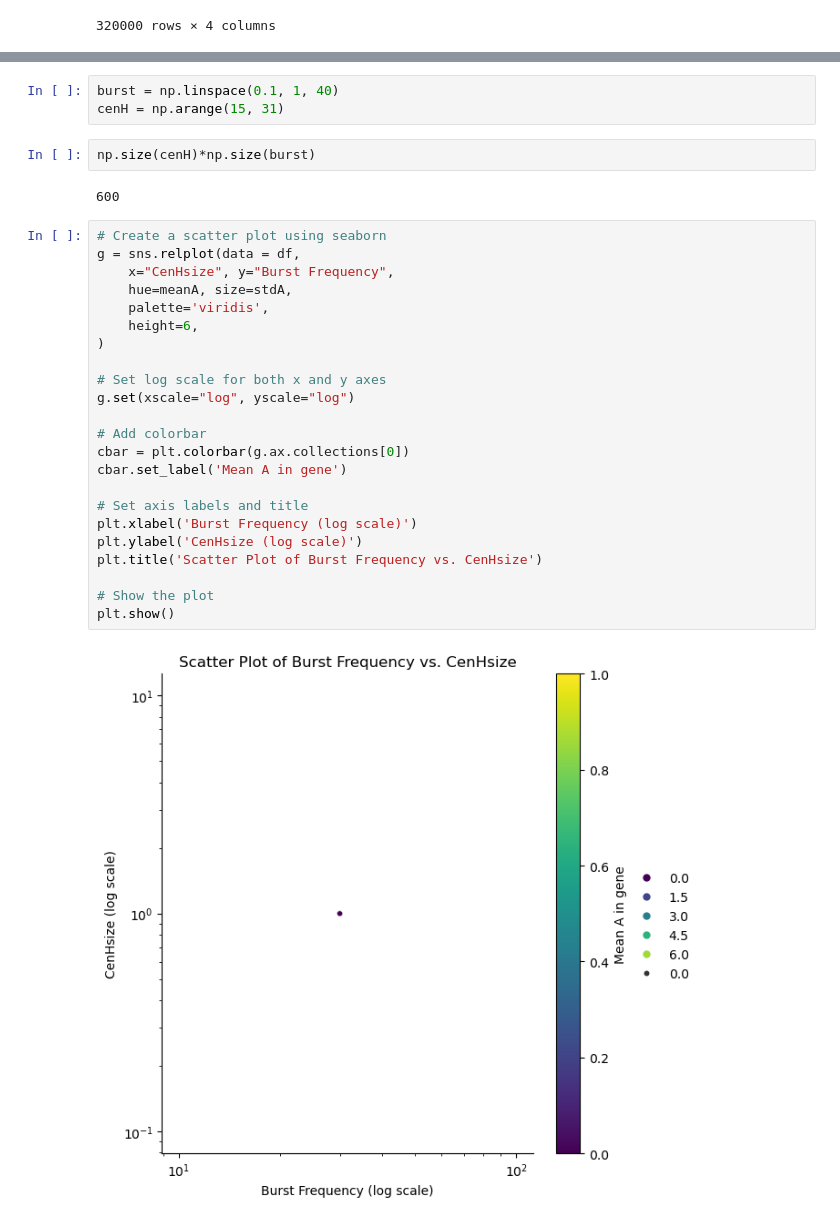
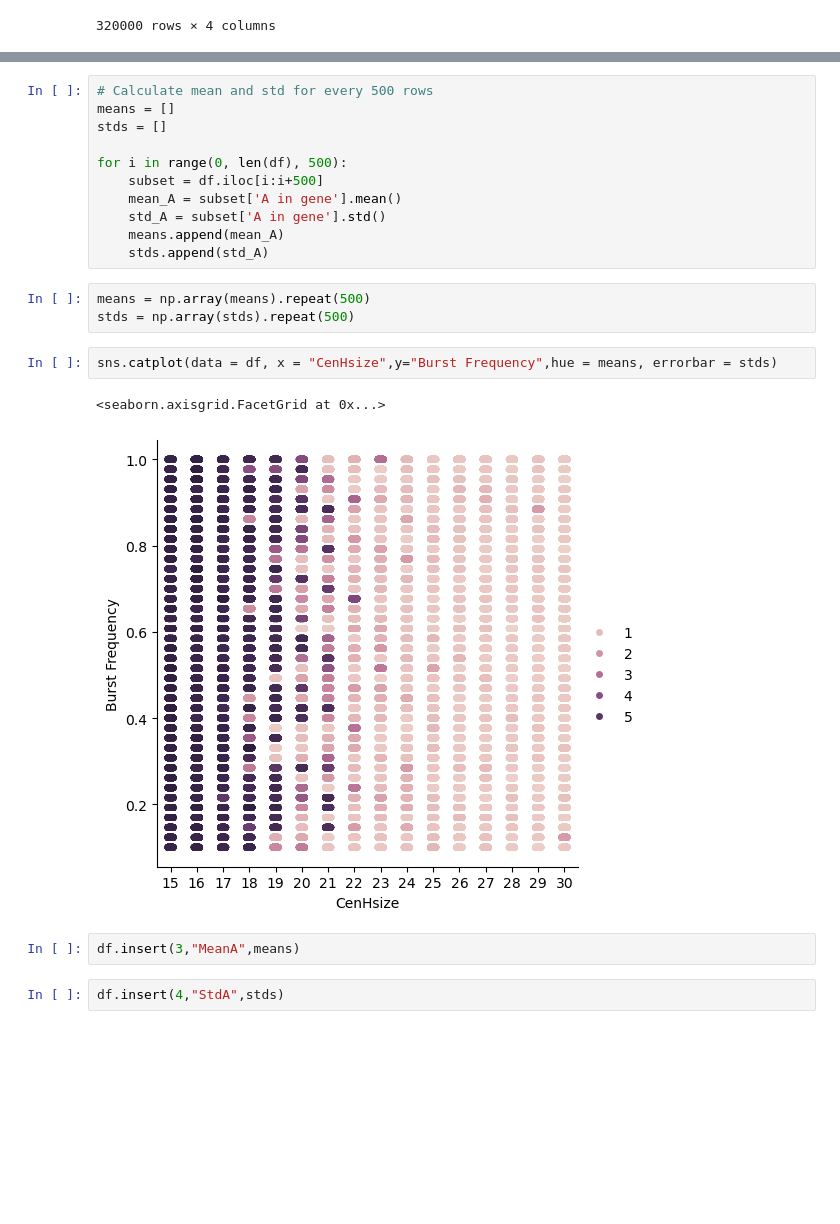
Before and after one commit to Adrien-Berard/InternshipKU, a Jupyter notebook: ModellingChromatine/read_scan_cenH.ipynb, the cells around one changed output, grey strips where cells are left out. Cells and saved outputs as stored; diff of their text form; blank space fills up the shorter version.

```diff
--- a/ModellingChromatine/read_scan_cenH.ipynb
+++ b/ModellingChromatine/read_scan_cenH.ipynb
@@ -43,32 +25,23 @@ array([5.7078125, 5.7078125, 5.7078125, ..., 0.6109375, 0.6109375,
-# %%
-burst = np.linspace(0.1, 1, 40)
-cenH = np.arange(15, 31)
-# %%
-np.size(cenH)*np.size(burst)
-# %% [output]
-600
-# %%
-# Create a scatter plot using seaborn
-g = sns.relplot(data = df,
-    x="CenHsize", y="Burst Frequency",
-    hue=meanA, size=stdA,
-    palette='viridis',
-    height=6,
-)
-
-# Set log scale for both x and y axes
-g.set(xscale="log", yscale="log")
-
-# Add colorbar
-cbar = plt.colorbar(g.ax.collections[0])
-cbar.set_label('Mean A in gene')
-
-# Set axis labels and title
-plt.xlabel('Burst Frequency (log scale)')
-plt.ylabel('CenHsize (log scale)')
-plt.title('Scatter Plot of Burst Frequency vs. CenHsize')
-
-# Show the plot
-plt.show()
-# %% [output]
-[figure, removed]
+# %%
+# Calculate mean and std for every 500 rows
+means = []
+stds = []
+
+for i in range(0, len(df), 500):
+    subset = df.iloc[i:i+500]
+    mean_A = subset['A in gene'].mean()
+    std_A = subset['A in gene'].std()
+    means.append(mean_A)
+    stds.append(std_A)
+# %%
+means = np.array(means).repeat(500)
+stds = np.array(stds).repeat(500)
+# %%
+sns.catplot(data = df, x = "CenHsize",y="Burst Frequency",hue = means, errorbar = stds)
+# %% [output]
+<seaborn.axisgrid.FacetGrid at 0x...>
+[figure, added]
+# %%
+df.insert(3,"MeanA",means)
+# %%
+df.insert(4,"StdA",stds)
```
Also changed, not shown: parts of 5 cells of this notebook, 2 other files.
